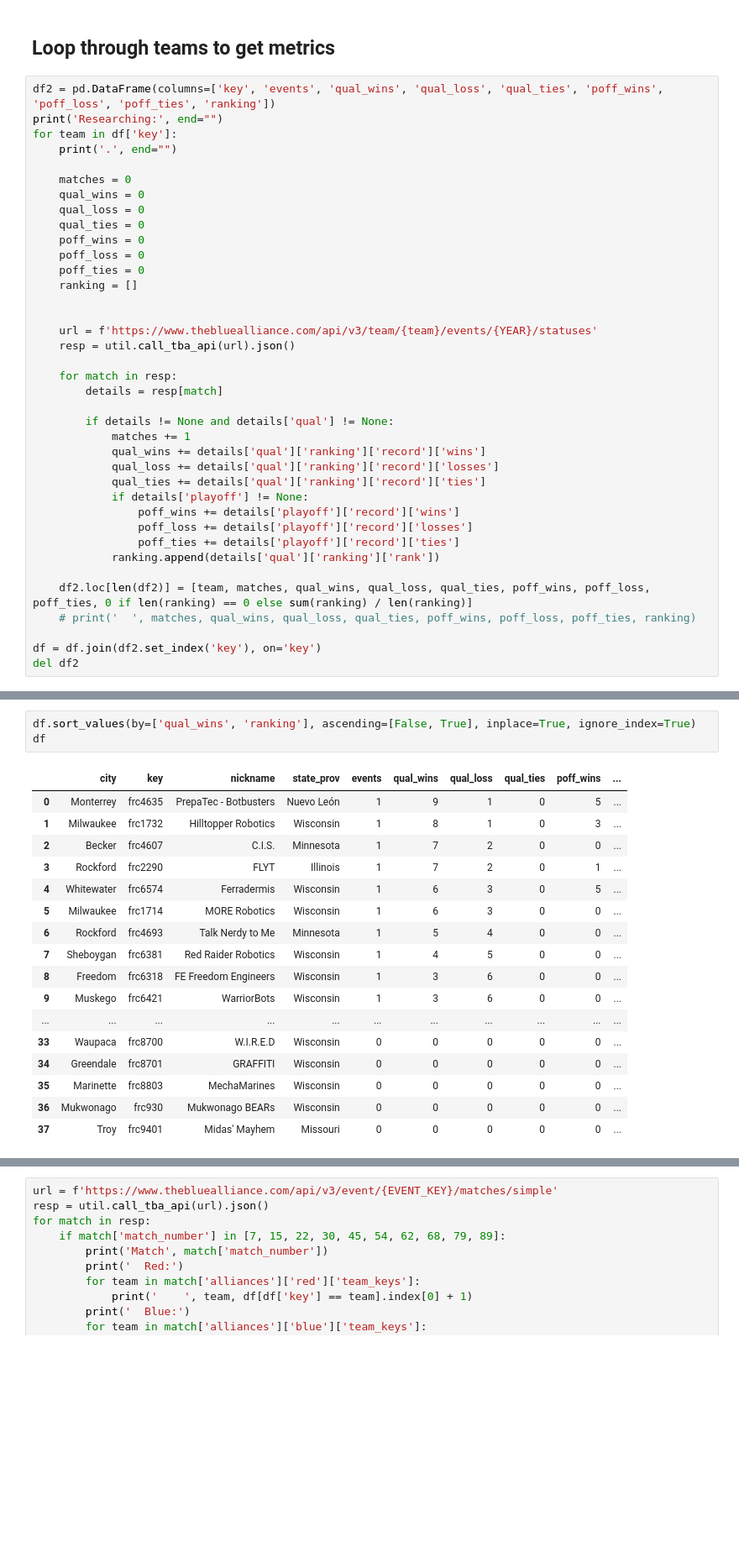
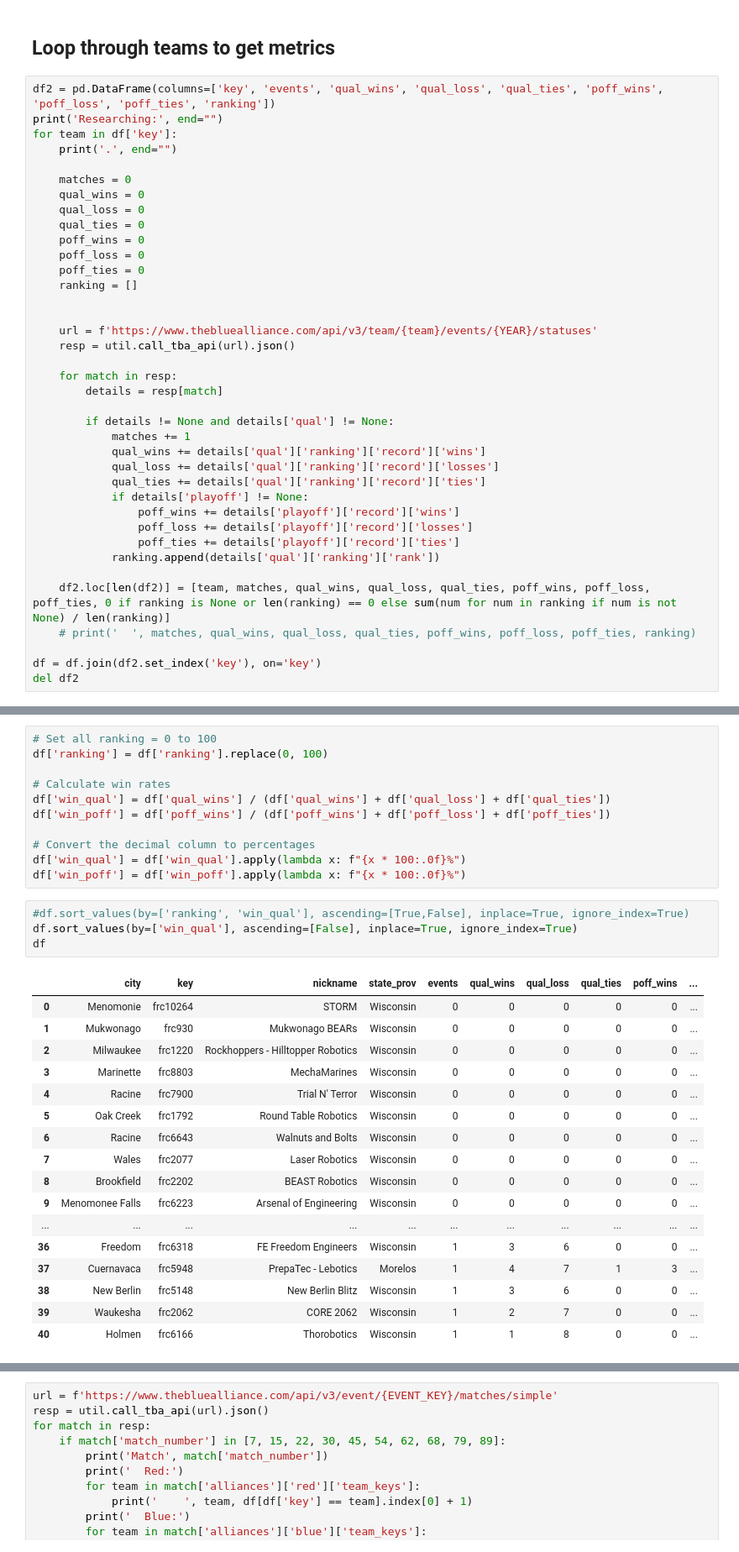
Before and after one commit to Arsenal-of-Engineering/tba-api-example, a Jupyter notebook: EventTeams.ipynb, the cells around one changed output, grey strips where cells are left out. Shown: that part at 84% size. Saved outputs shown, nothing was run; the diff lists cells and outputs as text; blank space fills up the shorter version.

```diff
--- a/EventTeams.ipynb
+++ b/EventTeams.ipynb
@@ -102,7 +102,7 @@ for team in df['key']:
                 poff_ties += details['playoff']['record']['ties']
             ranking.append(details['qual']['ranking']['rank'])
 
-    df2.loc[len(df2)] = [team, matches, qual_wins, qual_loss, qual_ties, poff_wins, poff_loss, poff_ties, 0 if len(ranking) == 0 else sum(ranking) / len(ranking)]
+    df2.loc[len(df2)] = [team, matches, qual_wins, qual_loss, qual_ties, poff_wins, poff_loss, poff_ties, 0 if ranking is None or len(ranking) == 0 else sum(num for num in ranking if num is not None) / len(ranking)]
     # print('  ', matches, qual_wins, qual_loss, qual_ties, poff_wins, poff_loss, poff_ties, ranking)
 
 df = df.join(df2.set_index('key'), on='key')
@@ -112,21 +112,33 @@ Researching:......................................
+# %%
+# Set all ranking = 0 to 100
+df['ranking'] = df['ranking'].replace(0, 100)
+
+# Calculate win rates
+df['win_qual'] = df['qual_wins'] / (df['qual_wins'] + df['qual_loss'] + df['qual_ties'])
+df['win_poff'] = df['poff_wins'] / (df['poff_wins'] + df['poff_loss'] + df['poff_ties'])
+
+# Convert the decimal column to percentages
+df['win_qual'] = df['win_qual'].apply(lambda x: f"{x * 100:.0f}%")
+df['win_poff'] = df['win_poff'].apply(lambda x: f"{x * 100:.0f}%")
 # %%
-df.sort_values(by=['qual_wins', 'ranking'], ascending=[False, True], inplace=True, ignore_index=True)
+#df.sort_values(by=['ranking', 'win_qual'], ascending=[True,False], inplace=True, ignore_index=True)
+df.sort_values(by=['win_qual'], ascending=[False], inplace=True, ignore_index=True)
 df
 # %% [output]
 |  | city | key | nickname | state_prov | events | qual_wins | qual_loss | qual_ties | poff_wins | ... |
-| 0 | Monterrey | frc4635 | PrepaTec - Botbusters | Nuevo León | 1 | 9 | 1 | 0 | 5 | ... |
-| 1 | Milwaukee | frc1732 | Hilltopper Robotics | Wisconsin | 1 | 8 | 1 | 0 | 3 | ... |
-| 2 | Becker | frc4607 | C.I.S. | Minnesota | 1 | 7 | 2 | 0 | 0 | ... |
-| 3 | Rockford | frc2290 | FLYT | Illinois | 1 | 7 | 2 | 0 | 1 | ... |
-| 4 | Whitewater | frc6574 | Ferradermis | Wisconsin | 1 | 6 | 3 | 0 | 5 | ... |
-| 5 | Milwaukee | frc1714 | MORE Robotics | Wisconsin | 1 | 6 | 3 | 0 | 0 | ... |
-| 6 | Rockford | frc4693 | Talk Nerdy to Me | Minnesota | 1 | 5 | 4 | 0 | 0 | ... |
-| 7 | Sheboygan | frc6381 | Red Raider Robotics | Wisconsin | 1 | 4 | 5 | 0 | 0 | ... |
-| 8 | Freedom | frc6318 | FE Freedom Engineers | Wisconsin | 1 | 3 | 6 | 0 | 0 | ... |
-| 9 | Muskego | frc6421 | WarriorBots | Wisconsin | 1 | 3 | 6 | 0 | 0 | ... |
+| 0 | Menomonie | frc10264 | STORM | Wisconsin | 0 | 0 | 0 | 0 | 0 | ... |
+| 1 | Mukwonago | frc930 | Mukwonago BEARs | Wisconsin | 0 | 0 | 0 | 0 | 0 | ... |
+| 2 | Milwaukee | frc1220 | Rockhoppers - Hilltopper Robotics | Wisconsin | 0 | 0 | 0 | 0 | 0 | ... |
+| 3 | Marinette | frc8803 | MechaMarines | Wisconsin | 0 | 0 | 0 | 0 | 0 | ... |
+| 4 | Racine | frc7900 | Trial N' Terror | Wisconsin | 0 | 0 | 0 | 0 | 0 | ... |
+| 5 | Oak Creek | frc1792 | Round Table Robotics | Wisconsin | 0 | 0 | 0 | 0 | 0 | ... |
+| 6 | Racine | frc6643 | Walnuts and Bolts | Wisconsin | 0 | 0 | 0 | 0 | 0 | ... |
+| 7 | Wales | frc2077 | Laser Robotics | Wisconsin | 0 | 0 | 0 | 0 | 0 | ... |
+| 8 | Brookfield | frc2202 | BEAST Robotics | Wisconsin | 0 | 0 | 0 | 0 | 0 | ... |
+| 9 | Menomonee Falls | frc6223 | Arsenal of Engineering | Wisconsin | 0 | 0 | 0 | 0 | 0 | ... |
 | ... | ... | ... | ... | ... | ... | ... | ... | ... | ... | ... |
-| 33 | Waupaca | frc8700 | W.I.R.E.D | Wisconsin | 0 | 0 | 0 | 0 | 0 | ... |
-| 34 | Greendale | frc8701 | GRAFFITI | Wisconsin | 0 | 0 | 0 | 0 | 0 | ... |
-| 35 | Marinette | frc8803 | MechaMarines | Wisconsin | 0 | 0 | 0 | 0 | 0 | ... |
-| 36 | Mukwonago | frc930 | Mukwonago BEARs | Wisconsin | 0 | 0 | 0 | 0 | 0 | ... |
-| 37 | Troy | frc9401 | Midas' Mayhem | Missouri | 0 | 0 | 0 | 0 | 0 | ... |
+| 36 | Freedom | frc6318 | FE Freedom Engineers | Wisconsin | 1 | 3 | 6 | 0 | 0 | ... |
+| 37 | Cuernavaca | frc5948 | PrepaTec - Lebotics | Morelos | 1 | 4 | 7 | 1 | 3 | ... |
+| 38 | New Berlin | frc5148 | New Berlin Blitz | Wisconsin | 1 | 3 | 6 | 0 | 0 | ... |
+| 39 | Waukesha | frc2062 | CORE 2062 | Wisconsin | 1 | 2 | 7 | 0 | 0 | ... |
+| 40 | Holmen | frc6166 | Thorobotics | Wisconsin | 1 | 1 | 8 | 0 | 0 | ... |
```
Also changed, not shown: parts of 3 cells of this notebook, 5 other files.
